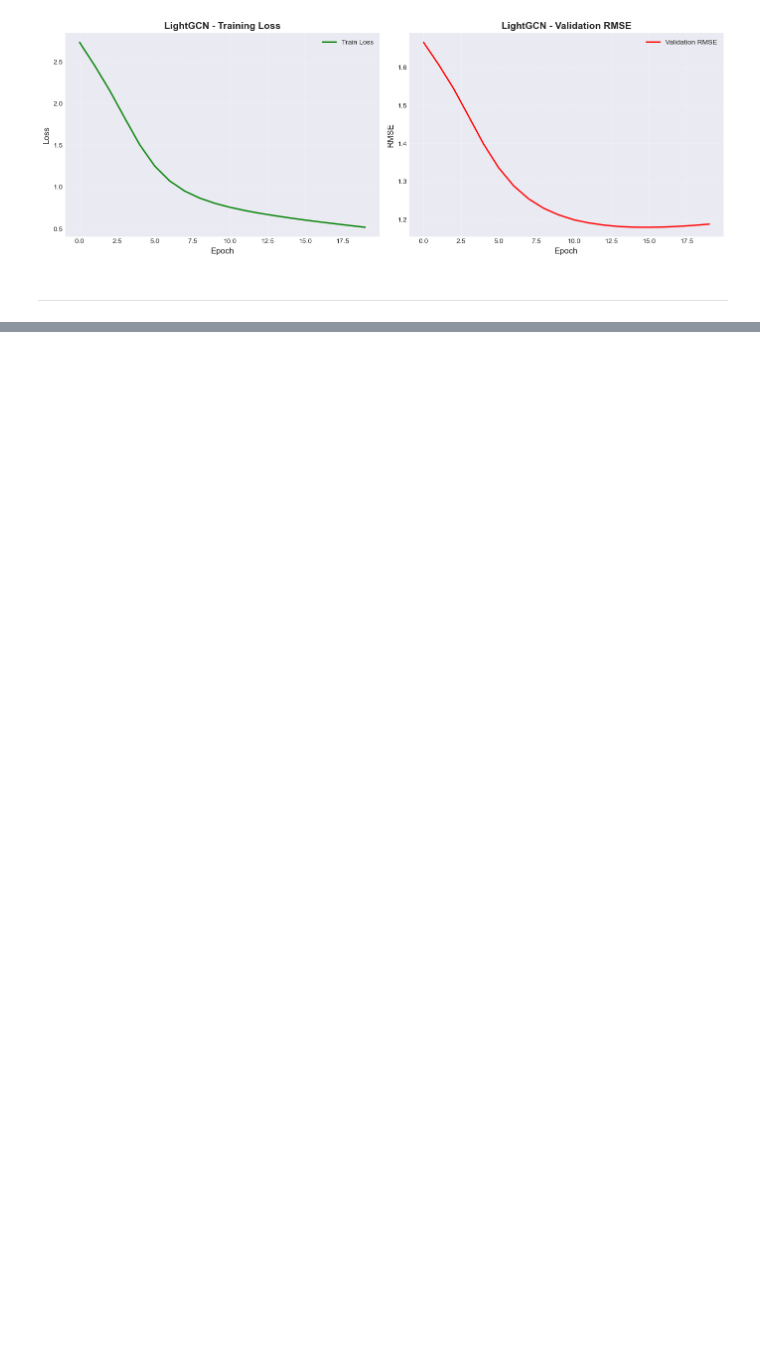
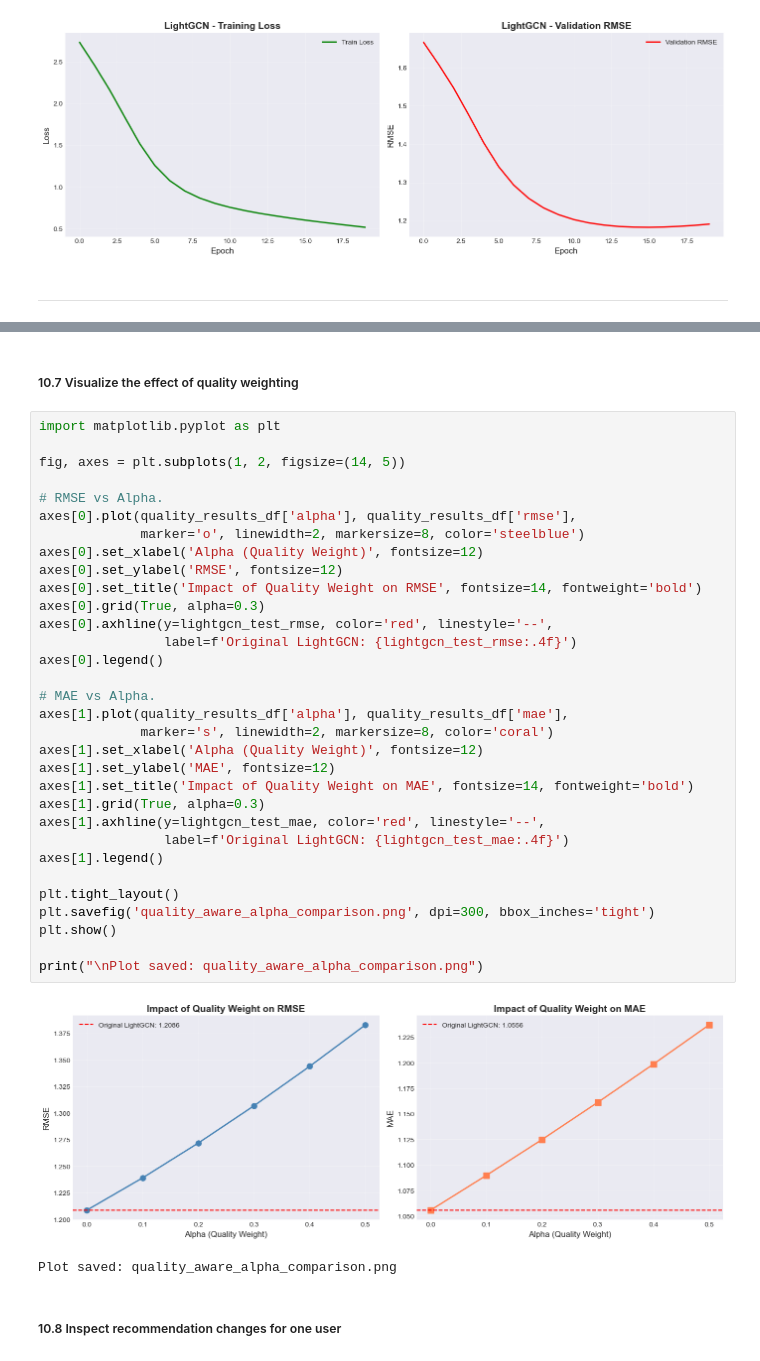
Before and after one commit to Amos-Peng-127/GT-7643-Final-Project, a Jupyter notebook: Project/RS.ipynb, the cells around one changed output, grey strips where cells are left out. Drawn from its saved outputs; the diff is of its cells as text; blank space fills up the shorter version.

```diff
--- a/Project/RS.ipynb
+++ b/Project/RS.ipynb
@@ -1772,0 +2013,39 @@ plt.show()
+# %% [markdown]
+##### 10.7 Visualize the effect of quality weighting
+# %%
+import matplotlib.pyplot as plt
+
+fig, axes = plt.subplots(1, 2, figsize=(14, 5))
+
+# RMSE vs Alpha.
+axes[0].plot(quality_results_df['alpha'], quality_results_df['rmse'],
+             marker='o', linewidth=2, markersize=8, color='steelblue')
+axes[0].set_xlabel('Alpha (Quality Weight)', fontsize=12)
+axes[0].set_ylabel('RMSE', fontsize=12)
+axes[0].set_title('Impact of Quality Weight on RMSE', fontsize=14, fontweight='bold')
+axes[0].grid(True, alpha=0.3)
+axes[0].axhline(y=lightgcn_test_rmse, color='red', linestyle='--',
+                label=f'Original LightGCN: {lightgcn_test_rmse:.4f}')
+axes[0].legend()
+
+# MAE vs Alpha.
+axes[1].plot(quality_results_df['alpha'], quality_results_df['mae'],
+             marker='s', linewidth=2, markersize=8, color='coral')
+axes[1].set_xlabel('Alpha (Quality Weight)', fontsize=12)
+axes[1].set_ylabel('MAE', fontsize=12)
+axes[1].set_title('Impact of Quality Weight on MAE', fontsize=14, fontweight='bold')
+axes[1].grid(True, alpha=0.3)
+axes[1].axhline(y=lightgcn_test_mae, color='red', linestyle='--',
+                label=f'Original LightGCN: {lightgcn_test_mae:.4f}')
+axes[1].legend()
+
+plt.tight_layout()
+plt.savefig('quality_aware_alpha_comparison.png', dpi=300, bbox_inches='tight')
+plt.show()
+
+print("\nPlot saved: quality_aware_alpha_comparison.png")
+# %% [output]
+[figure, added]
+Plot saved: quality_aware_alpha_comparison.png
+# %% [markdown]
+##### 10.8 Inspect recommendation changes for one user
```
Also changed, not shown: parts of 198 cells of this notebook.
